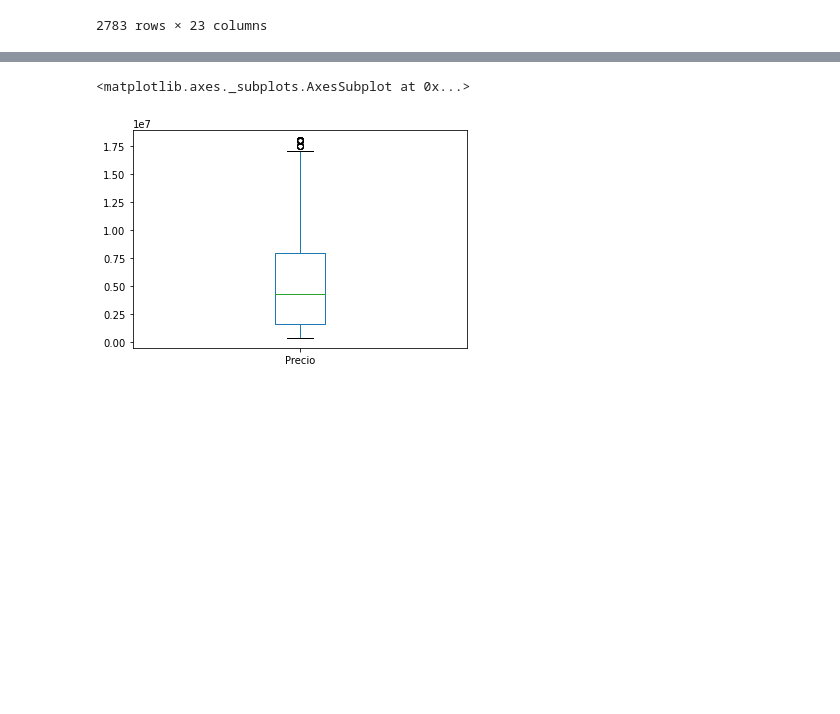
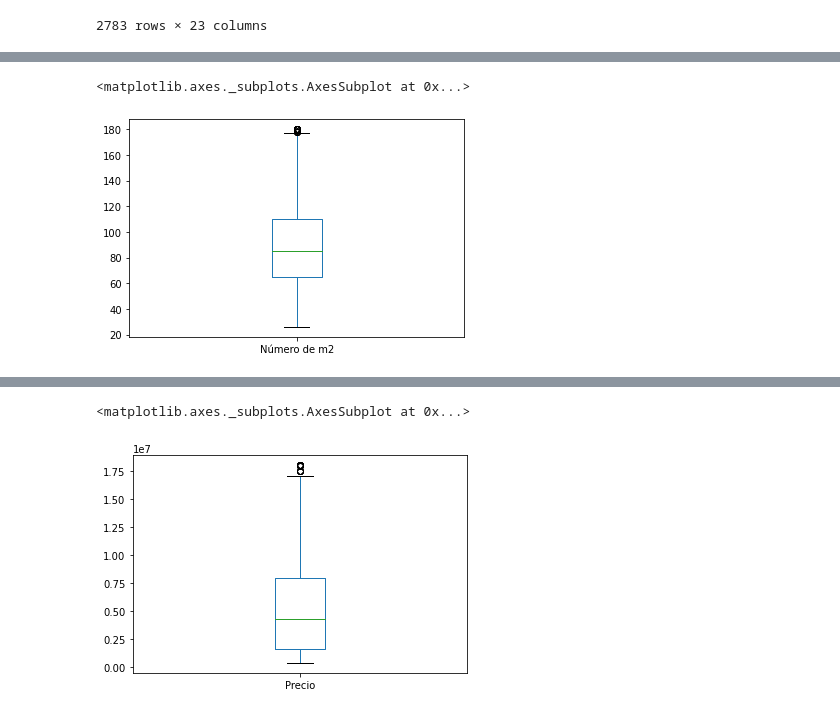
Before and after one commit to trezeget-1/meli_project, a Jupyter notebook: inmuebles_24 & Meli (further analysis).ipynb, the cells around one changed output, grey strips where cells are left out. Saved outputs shown, nothing was run; the diff lists cells and outputs as text; code cells hidden in the pictures; blank space fills up the shorter version.

```diff
--- a/inmuebles_24 & Meli (further analysis).ipynb
+++ b/inmuebles_24 & Meli (further analysis).ipynb
@@ -318,0 +333,4 @@ departamentos_df
+# %%
+
+departamentos_analysis_df = departamentos_df[["Ciudad", "Precio", "Precio por m2", "Número de m2"]]
+departamentos_analysis_df
@@ -318,0 +363,5 @@ departamentos_df
+# %%
+departamentos_analysis_df['Número de m2'].plot(kind = 'box')
+# %% [output]
+<matplotlib.axes._subplots.AxesSubplot at 0x...>
+[figure, added]
```
Also changed, not shown: parts of 12 cells of this notebook, 3 other files.
